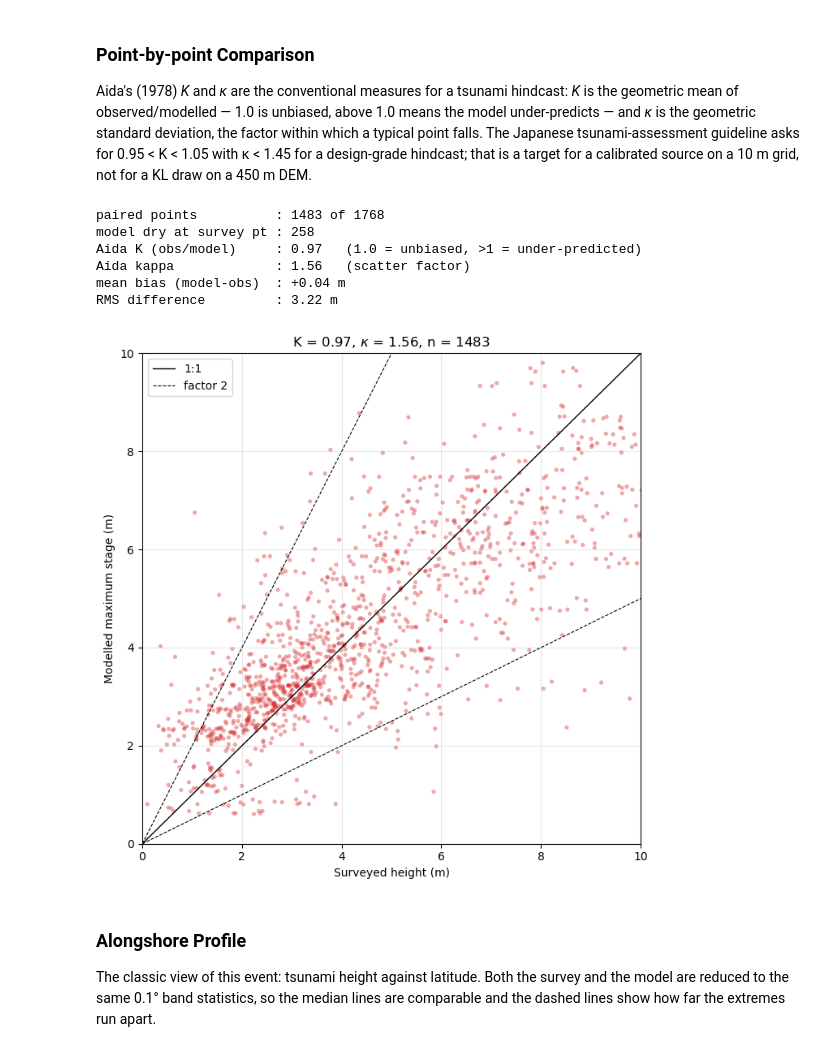
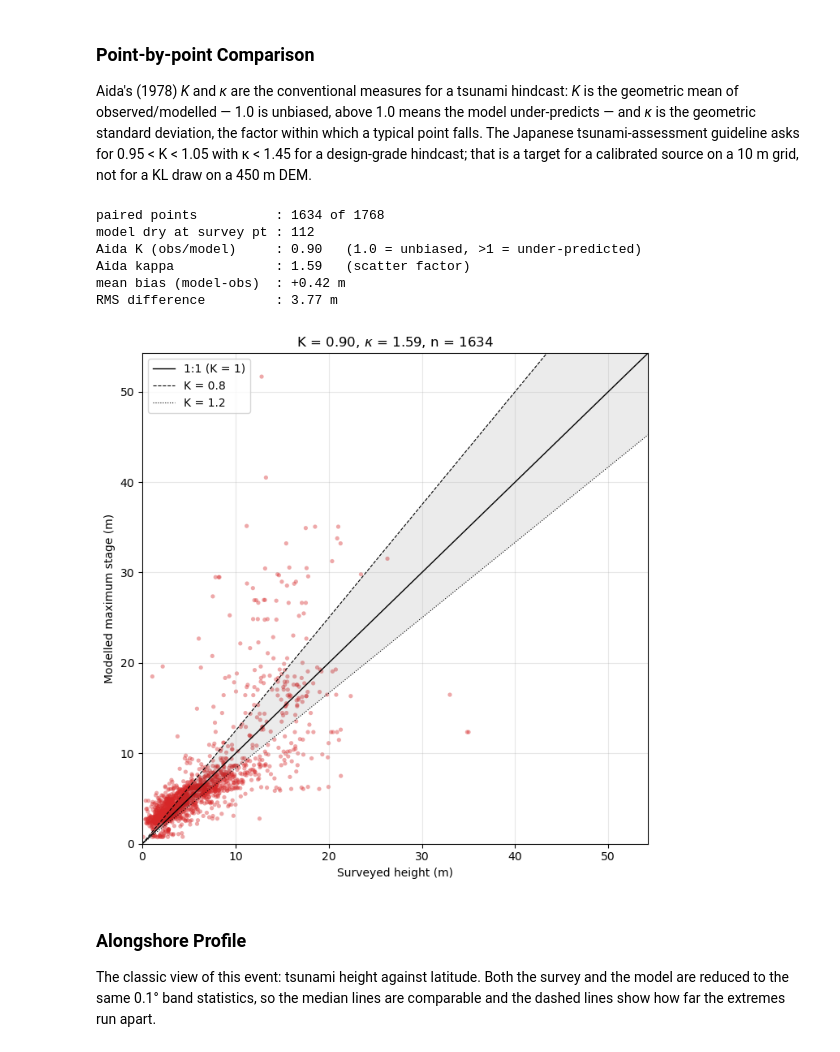
Before and after one commit to stoiver/Tohoku, a Jupyter notebook: notebook_tohoku_open_elevation.ipynb, the cells around one changed output. Cells and saved outputs as stored; diff of their text form; code cells hidden in the pictures.

```diff
--- a/notebook_tohoku_open_elevation.ipynb
+++ b/notebook_tohoku_open_elevation.ipynb
@@ -392,16 +393,18 @@ md = 0.01  # wet/dry threshold
 dplotter.triang.set_mask(dplotter.depth > md)
 ax.tripcolor(dplotter.triang, facecolors=dplotter.elev, cmap='terrain', vmin=-200, vmax=2000)
 
-ax.set_extent([450_000, 1_400_000, 4_050_000, 4_500_000], crs=ccrs.UTM(zone=54))
-#ax.set_extent([100_000, 1_400_000, 3_900_000, 5_200_000], crs=ccrs.UTM(zone=54))
+ax.set_extent(overview_extent_ll, crs=PC)
 
 dplotter.triang.set_mask(dplotter.depth <= md)
 img = ax.tripcolor(dplotter.triang, facecolors=dplotter.elev, cmap='Blues_r')
 dplotter.triang.set_mask(None)
 
 ax.scatter(x0, y0, marker='*', color='r', s=100, transform=ccrs.UTM(zone=54), label='Epicentre')
-ax.scatter(gauges[21418].east, gauges[21418].north, marker='+', color='w', s=80,
-           transform=ccrs.UTM(zone=54), label='DART 21418')
+#ax.scatter(gauges[21418].east, gauges[21418].north, marker='+', color='w', s=80,
+#           transform=ccrs.UTM(zone=54), label='DART 21418')
+ax.scatter(gauges[21418].east, gauges[21418].north, marker='v', color='yellow',
+           edgecolor='k', s=110, zorder=5, transform=ccrs.UTM(zone=54),
+           label='DART 21418')
 for k in [0, 1, 2]:
     ax.scatter(gauges[k].east, gauges[k].north, marker='+', color='k', s=60,
                transform=ccrs.UTM(zone=54))
@@ -621,7 +626,7 @@ for k in [0, 1, 2]:
                edgecolor='w', linewidth=1.2, zorder=5,
                transform=ccrs.UTM(zone=54), label=f'gauge {k}')
 
-ax.set_extent(closeup_extent, crs=ccrs.UTM(zone=54))   # red box on the locality map
+ax.set_extent(study_extent_ll, crs=PC)   # red box on the locality map
 ax.gridlines(draw_labels=True)
 ax.coastlines(resolution='10m')
 add_scalebar(ax, length_km=25)
@@ -666,7 +671,7 @@ for ax, t_snap in zip(axes, snapshot_times):
     im = ax.tripcolor(triang, facecolors=wet_stage, cmap='RdBu_r', norm=norm)
     triang.set_mask(None)
 
-    ax.set_extent(closeup_extent, crs=ccrs.UTM(zone=54))
+    ax.set_extent(study_extent_ll, crs=PC)
     ax.coastlines(resolution='10m')
     add_scalebar(ax, length_km=25)
 
@@ -868,15 +871,15 @@ release 20121229, <http://www.coastal.jp/ttjt/>.
 # %%
 from scipy.spatial import cKDTree
 
-from tsunami_observations import load_ttjs, in_extent, near
+from tsunami_observations import load_ttjs, in_extent_ll, near
 
 # Inundation ('I') and run-up ('R') points, dropping the C/D grades: those are
 # beach run-up and distant marks with large measurement error, and they are the
 # ones a 250 m mesh has no hope of reproducing.
 survey = load_ttjs(types='IR', reliability='AB')
 
-survey_closeup = in_extent(survey, closeup_extent)
-survey_sendai  = in_extent(survey, sendai_extent)
+survey_closeup = in_extent_ll(survey, study_extent_ll)
+survey_sendai  = in_extent_ll(survey, sendai_extent_ll)
 
 # Survey heights are relative to the astronomical tide when the wave arrived;
 # the model's datum is `tide`.  Both are 0.0 here, but keep it explicit so the
@@ -1017,45 +1020,50 @@ n_dry  = int((~np.isfinite(h_model)).sum())
 # Aida (1978) K and kappa, the standard tsunami hindcast measures:
 # K is the geometric-mean ratio observed/modelled (K > 1 = under-prediction),
 # kappa the geometric standard deviation, i.e. the typical scatter factor.
 ratio = h_obs[paired] / h_model[paired]
 log_K = np.mean(np.log(ratio))
 K     = np.exp(log_K)
 kappa = np.exp(np.sqrt(np.mean((np.log(ratio) - log_K) ** 2)))
 
 bias = np.mean(h_model[paired] - h_obs[paired])
 rms  = np.sqrt(np.mean((h_model[paired] - h_obs[paired]) ** 2))
 
 print(f'paired points          : {paired.sum()} of {h_obs.size}')
 print(f'model dry at survey pt : {n_dry}')
 print(f'Aida K (obs/model)     : {K:.2f}   (1.0 = unbiased, >1 = under-predicted)')
 print(f'Aida kappa             : {kappa:.2f}   (scatter factor)')
 print(f'mean bias (model-obs)  : {bias:+.2f} m')
 print(f'RMS difference         : {rms:.2f} m')
 
 fig, ax = plt.subplots(figsize=(7, 7))
 ax.scatter(h_obs[paired], h_model[paired], s=14, alpha=0.4,
            edgecolor='none', color='C3')
 lim = [0, max(h_obs[paired].max(), h_model[paired].max()) * 1.05]
-ax.plot(lim, lim, 'k-', lw=1, label='1:1')
-ax.plot(lim, [0.5 * l for l in lim], 'k--', lw=0.8, label='factor 2')
-ax.plot(lim, [2.0 * l for l in lim], 'k--', lw=0.8)
+ax.plot(lim, lim, 'k-', lw=1, label='1:1 (K = 1)')
+# Acceptable band 0.8 < K < 1.2.  K = obs/model, so a line of constant K is
+# model = obs / K: K = 0.8 lies above the 1:1 line, K = 1.2 below it.
+K_lo, K_hi = 0.8, 1.2
+ax.fill_between(lim, [l / K_hi for l in lim], [l / K_lo for l in lim],
+                color='k', alpha=0.08, lw=0)
+ax.plot(lim, [l / K_lo for l in lim], 'k--', lw=0.8, label=f'K = {K_lo}')
+ax.plot(lim, [l / K_hi for l in lim], 'k:', lw=0.8, label=f'K = {K_hi}')
 ax.set_xlim(lim); ax.set_ylim(lim)
 ax.set_xlabel('Surveyed height (m)')
 ax.set_ylabel('Modelled maximum stage (m)')
 ax.set_title(f'K = {K:.2f}, $\\kappa$ = {kappa:.2f}, n = {paired.sum()}')
 ax.legend(loc='upper left')
-ax.set_xlim(0,10)
-ax.set_ylim(0,10)
+#ax.set_xlim(0,10)
+#ax.set_ylim(0,10)
 ax.grid(alpha=0.3)
 plt.tight_layout()
 # %% [output]
-paired points          : 1483 of 1768
-model dry at survey pt : 258
-Aida K (obs/model)     : 0.97   (1.0 = unbiased, >1 = under-predicted)
-Aida kappa             : 1.56   (scatter factor)
-mean bias (model-obs)  : +0.04 m
-RMS difference         : 3.22 m
+paired points          : 1634 of 1768
+model dry at survey pt : 112
+Aida K (obs/model)     : 0.90   (1.0 = unbiased, >1 = under-predicted)
+Aida kappa             : 1.59   (scatter factor)
+mean bias (model-obs)  : +0.42 m
+RMS difference         : 3.77 m
-[figure, old version]
+[figure, new version]
 # %% [markdown]
 ### Alongshore Profile
 
```
Also changed, not shown: parts of 17 cells of this notebook, 6 other files.
